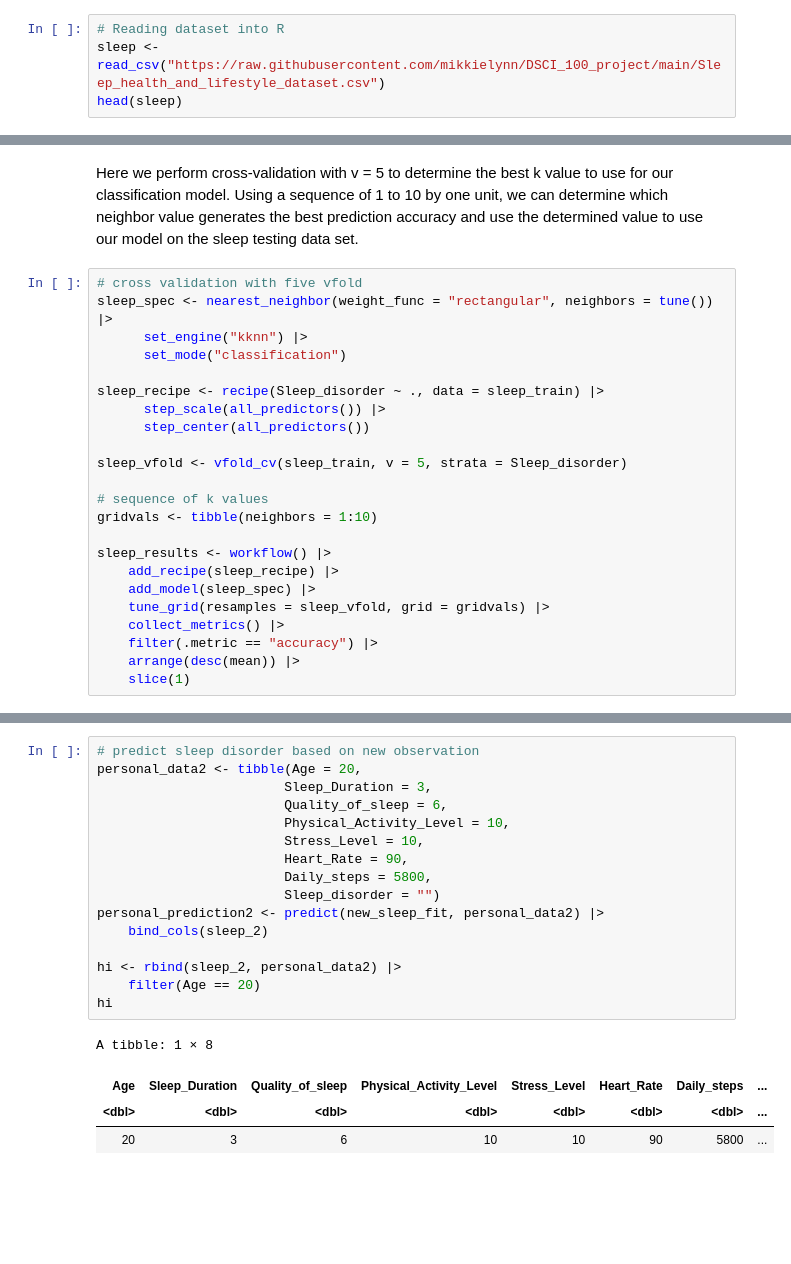
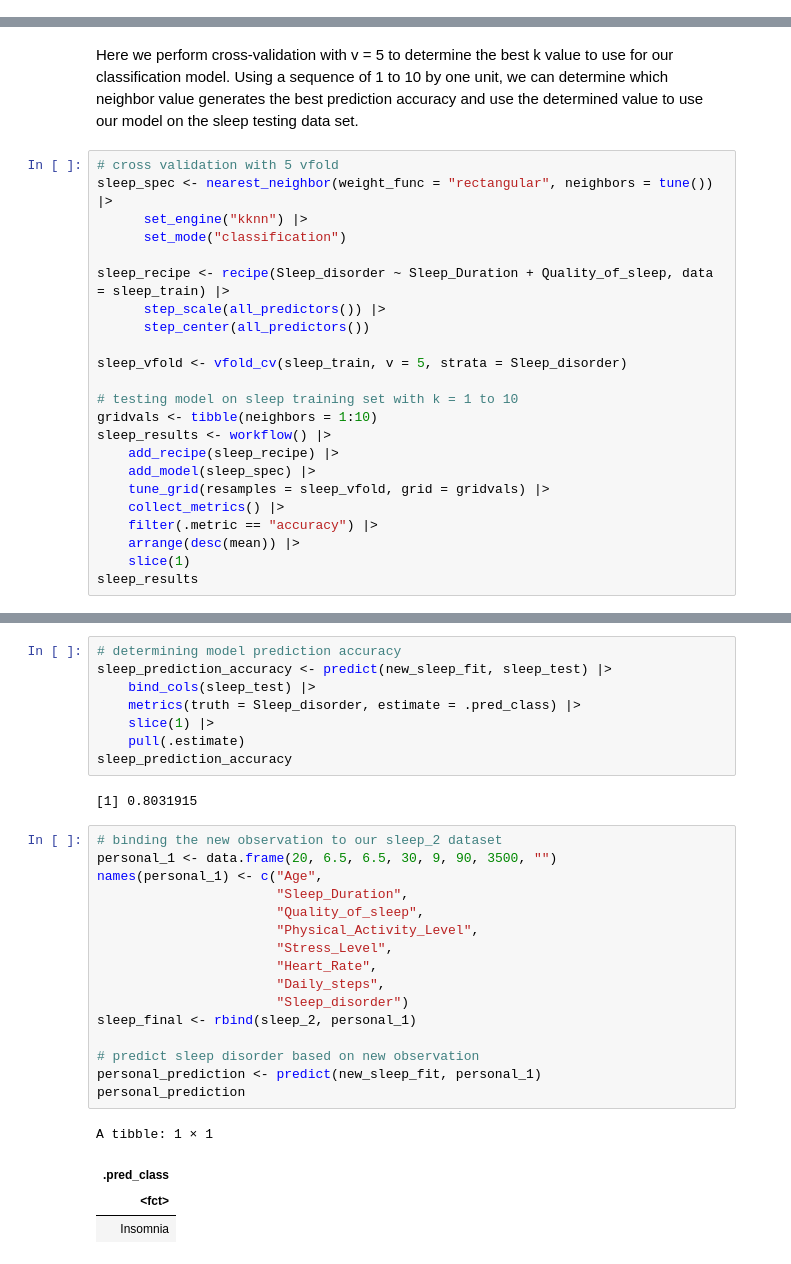
Before and after one commit to mikkielynn/DSCI_100_project, a Jupyter notebook: sleep_data.ipynb, the cells around one changed output, grey strips where cells are left out. Saved outputs shown, nothing was run; the diff lists cells and outputs as text; blank space fills up the shorter version.

```diff
--- a/sleep_data.ipynb
+++ b/sleep_data.ipynb
@@ -32,6 +14,2 @@ options(repr.matrix.max.rows = 6)
 # %% [markdown]
 PRELIMINARY EXPLORATORY DATA ANALYSIS:
-# %%
-# Reading dataset into R
-sleep <- read_csv("https://raw.githubusercontent.com/mikkielynn/DSCI_100_project/main/Sleep_health_and_lifestyle_dataset.csv")
-head(sleep)
@@ -222,20 +186,19 @@ Following questions we could: What are the impacts of sleep disorders on daily l
 # %% [markdown]
 Here we perform cross-validation with v = 5 to determine the best k value to use for our classification model. Using a sequence of 1 to 10 by one unit, we can determine which neighbor value generates the best prediction accuracy and use the determined value to use our model on the sleep testing data set.
 # %%
-# cross validation with five vfold
+# cross validation with 5 vfold
 sleep_spec <- nearest_neighbor(weight_func = "rectangular", neighbors = tune()) |>
       set_engine("kknn") |>
       set_mode("classification")
 
-sleep_recipe <- recipe(Sleep_disorder ~ ., data = sleep_train) |>
+sleep_recipe <- recipe(Sleep_disorder ~ Sleep_Duration + Quality_of_sleep, data = sleep_train) |>
       step_scale(all_predictors()) |>
       step_center(all_predictors())
 
 sleep_vfold <- vfold_cv(sleep_train, v = 5, strata = Sleep_disorder)
 
-# sequence of k values
+# testing model on sleep training set with k = 1 to 10
 gridvals <- tibble(neighbors = 1:10)
-
 sleep_results <- workflow() |>
     add_recipe(sleep_recipe) |>
     add_model(sleep_spec) |>
@@ -244,3 +207,4 @@ sleep_results <- workflow() |>
     filter(.metric == "accuracy") |>
     arrange(desc(mean)) |>
     slice(1)
+sleep_results
@@ -271,21 +230,31 @@ sleep_prediction_accuracy
+# %%
+# determining model prediction accuracy
+sleep_prediction_accuracy <- predict(new_sleep_fit, sleep_test) |>
+    bind_cols(sleep_test) |>
+    metrics(truth = Sleep_disorder, estimate = .pred_class) |>
+    slice(1) |>
+    pull(.estimate)
+sleep_prediction_accuracy
+# %% [output]
+[1] 0.8031915
 # %%
+# binding the new observation to our sleep_2 dataset
+personal_1 <- data.frame(20, 6.5, 6.5, 30, 9, 90, 3500, "")
+names(personal_1) <- c("Age",
+                       "Sleep_Duration",
+                       "Quality_of_sleep",
+                       "Physical_Activity_Level",
+                       "Stress_Level",
+                       "Heart_Rate",
+                       "Daily_steps",
+                       "Sleep_disorder")
+sleep_final <- rbind(sleep_2, personal_1)
+
 # predict sleep disorder based on new observation
-personal_data2 <- tibble(Age = 20,
-                        Sleep_Duration = 3,
-                        Quality_of_sleep = 6,
-                        Physical_Activity_Level = 10,
-                        Stress_Level = 10,
-                        Heart_Rate = 90,
-                        Daily_steps = 5800,
-                        Sleep_disorder = "")
-personal_prediction2 <- predict(new_sleep_fit, personal_data2) |>
-    bind_cols(sleep_2)
-
-hi <- rbind(sleep_2, personal_data2) |>
-    filter(Age == 20)
-hi
+personal_prediction <- predict(new_sleep_fit, personal_1)
+personal_prediction
 # %% [output]
-A tibble: 1 × 8
+A tibble: 1 × 1
-| Age | Sleep_Duration | Quality_of_sleep | Physical_Activity_Level | Stress_Level | Heart_Rate | Daily_steps | ... |
-| <dbl> | <dbl> | <dbl> | <dbl> | <dbl> | <dbl> | <dbl> | ... |
-| 20 | 3 | 6 | 10 | 10 | 90 | 5800 | ... |
+| .pred_class |
+| <fct> |
+| Insomnia |
```
Also changed, not shown: parts of 9 cells of this notebook.
